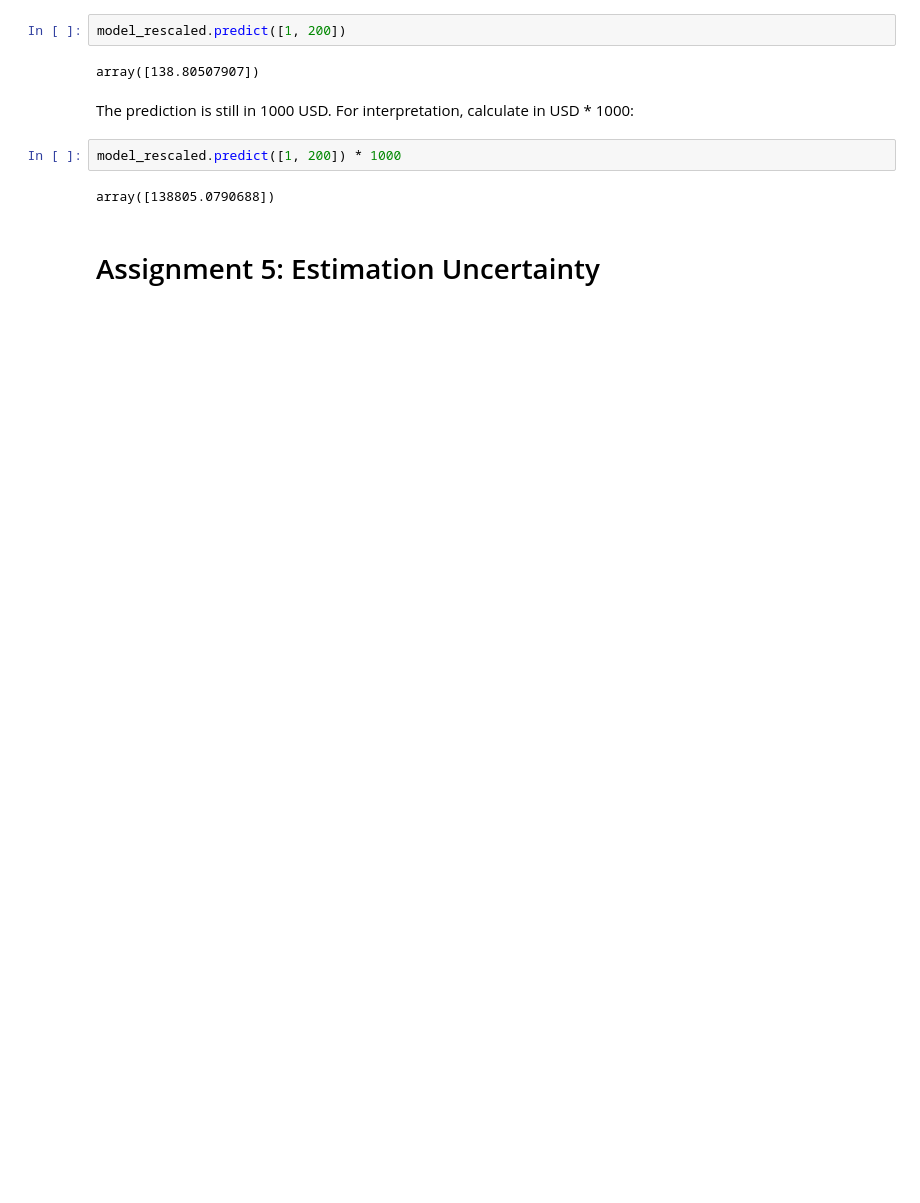
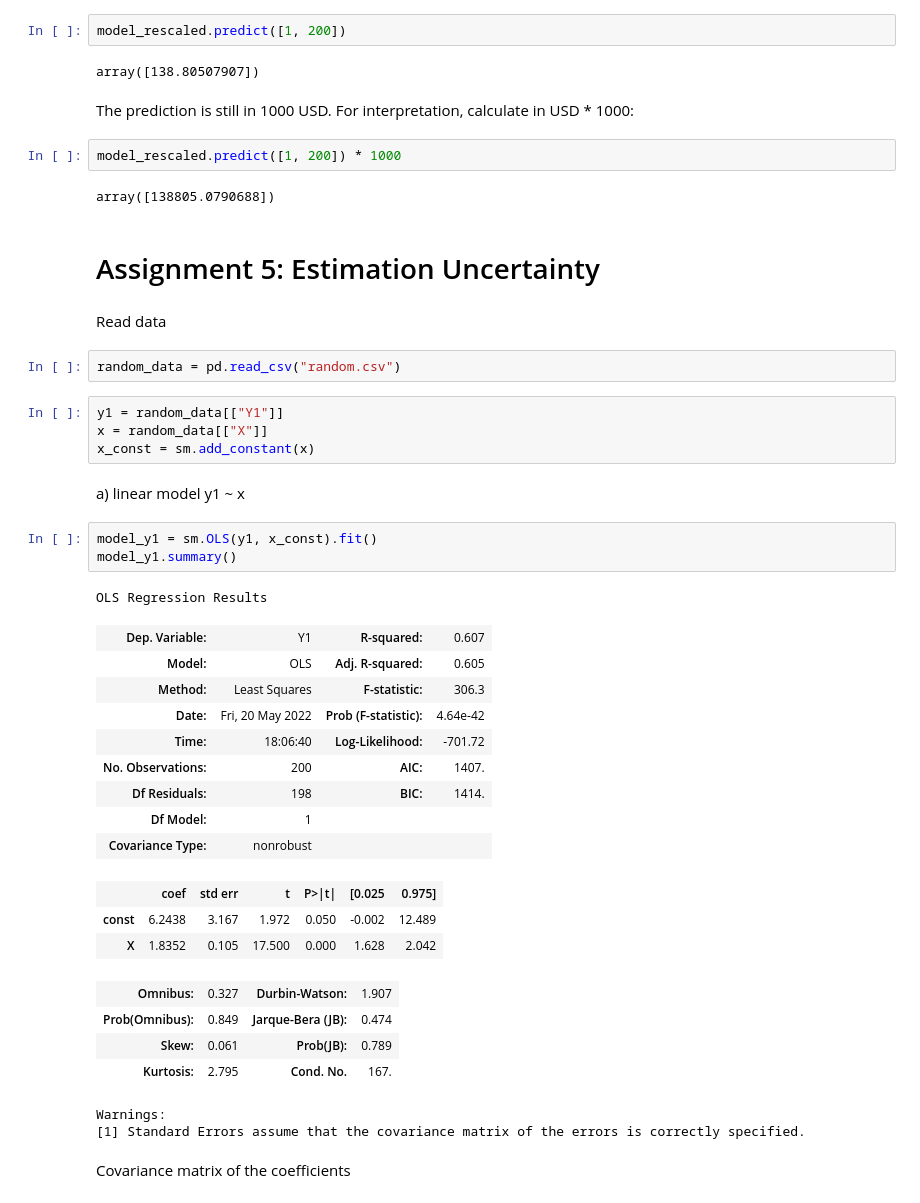
Before and after one commit to asluchych/introduction-econometrics, a Jupyter notebook: chapter2_statsmodels.ipynb, the cells around one changed output. Drawn from its saved outputs; the diff is of its cells as text; blank space fills up the shorter version.

```diff
--- a/chapter2_statsmodels.ipynb
+++ b/chapter2_statsmodels.ipynb
@@ -180,3 +180,38 @@ model_rescaled.predict([1, 200]) * 1000
 array([138805.0790688])
 # %% [markdown]
 # Assignment 5: Estimation Uncertainty
+# %% [markdown]
+Read data
+# %%
+random_data = pd.read_csv("random.csv")
+# %%
+y1 = random_data[["Y1"]]
+x = random_data[["X"]]
+x_const = sm.add_constant(x)
+# %% [markdown]
+a) linear model y1 ~ x
+# %%
+model_y1 = sm.OLS(y1, x_const).fit()
+model_y1.summary()
+# %% [output]
+OLS Regression Results
+| Dep. Variable: | Y1 | R-squared: | 0.607 |
+| Model: | OLS | Adj. R-squared: | 0.605 |
+| Method: | Least Squares | F-statistic: | 306.3 |
+| Date: | Fri, 20 May 2022 | Prob (F-statistic): | 4.64e-42 |
+| Time: | 18:06:40 | Log-Likelihood: | -701.72 |
+| No. Observations: | 200 | AIC: | 1407. |
+| Df Residuals: | 198 | BIC: | 1414. |
+| Df Model: | 1 |  |  |
+| Covariance Type: | nonrobust |  |  |
+|  | coef | std err | t | P>|t| | [0.025 | 0.975] |
+| const | 6.2438 | 3.167 | 1.972 | 0.050 | -0.002 | 12.489 |
+| X | 1.8352 | 0.105 | 17.500 | 0.000 | 1.628 | 2.042 |
+| Omnibus: | 0.327 | Durbin-Watson: | 1.907 |
+| Prob(Omnibus): | 0.849 | Jarque-Bera (JB): | 0.474 |
+| Skew: | 0.061 | Prob(JB): | 0.789 |
+| Kurtosis: | 2.795 | Cond. No. | 167. |
+Warnings:
+[1] Standard Errors assume that the covariance matrix of the errors is correctly specified.
+# %% [markdown]
+Covariance matrix of the coefficients
```
Also changed, not shown: parts of 21 cells of this notebook.
